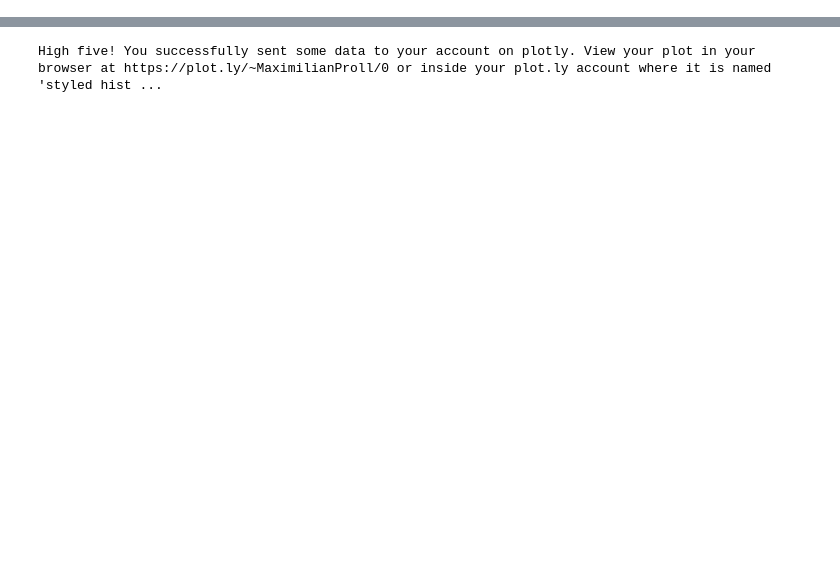
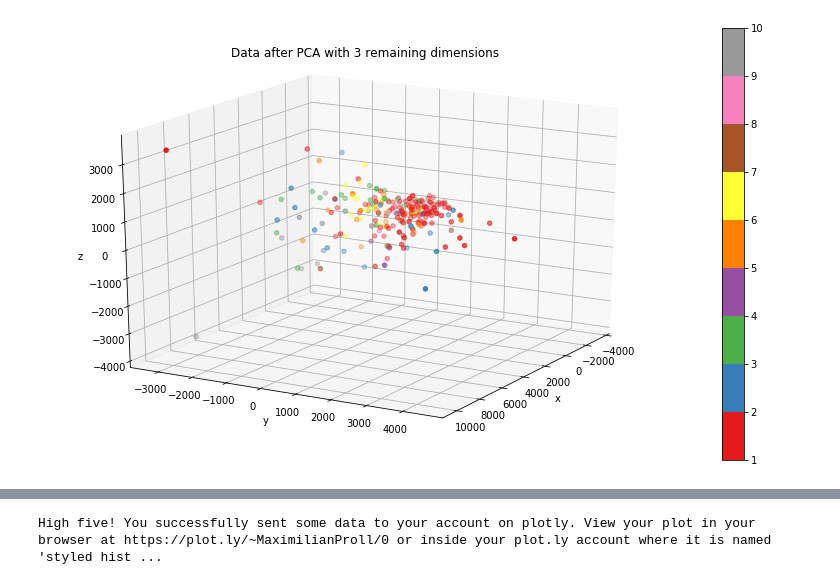
Before and after one commit to MaximilianPavon/ML_project, a Jupyter notebook: analysis-Data_Analysis.ipynb, the cells around one changed output, grey strips where cells are left out. Drawn from its saved outputs; the diff is of its cells as text; code cells hidden in the pictures; blank space fills up the shorter version.

```diff
--- a/analysis-Data_Analysis.ipynb
+++ b/analysis-Data_Analysis.ipynb
@@ -23,0 +55,24 @@ labels = ['Pop_Rock',
+# %%
+pca = PCA(n_components=3)
+train_data_pca = pca.fit_transform(train_data)
+# %%
+ind = np.random.randint(train_data.shape[0], size=250)
+
+xs_pca = train_data_pca[ind,0]
+ys_pca = train_data_pca[ind,1]
+zs_pca = train_data_pca[ind,2]
+labels_pca = train_labels[ind]
+# %%
+fig = plt.figure(figsize=(11,6))
+#ax = fig.add_subplot(111, projection='3d')
+ax = Axes3D(fig)
+p = ax.scatter(xs_pca, ys_pca, zs_pca, c=labels_pca, cmap='Set1')
+ax.set_xlabel('x')
+ax.set_ylabel('y')
+ax.set_zlabel('z')
+ax.view_init(azim=30, elev=20)
+fig.colorbar(p)
+ax.set_title('Data after PCA with 3 remaining dimensions')
+plt.savefig('./report_files/PCA_data.png', dpi=300, bbox_inches='tight');
+# %% [output]
+[figure, added]
```
Also changed, not shown: parts of 10 cells of this notebook, 5 other files.
